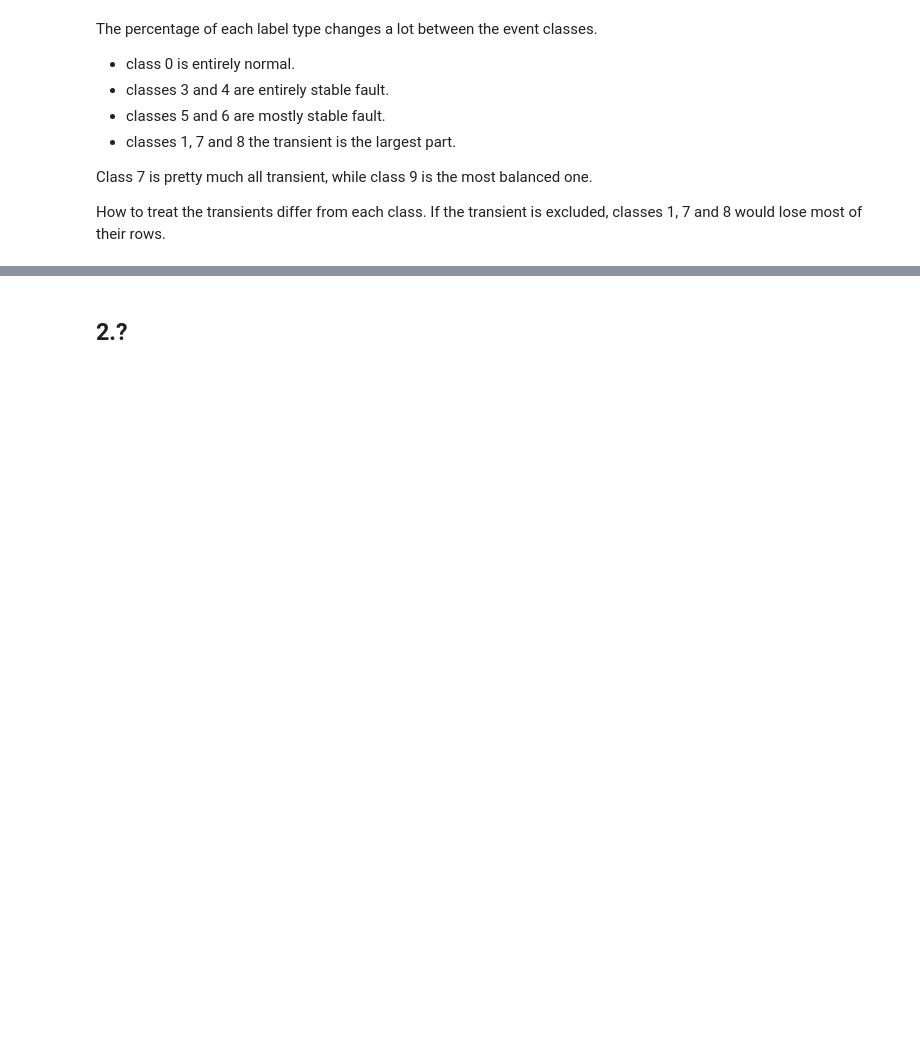
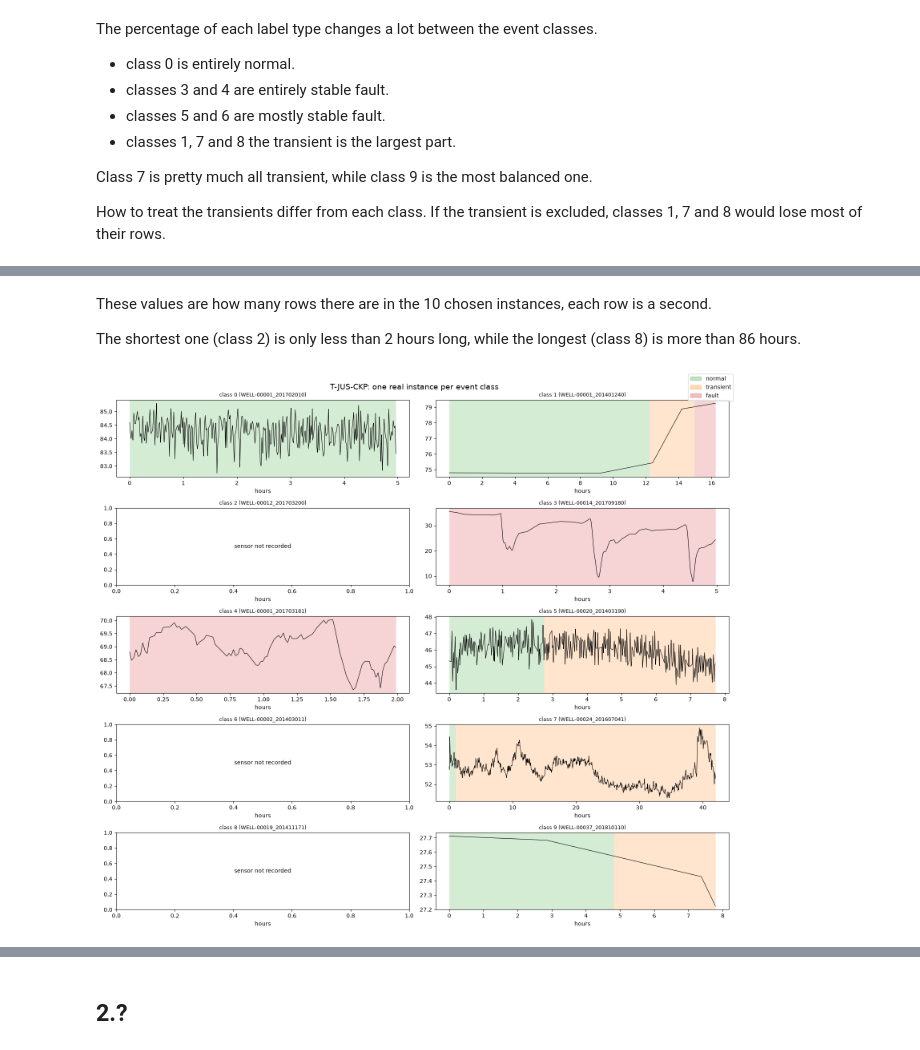
Before and after one commit to tommasofacchin/uis-msc-data-science, a Jupyter notebook: DAT540 - Data science/Project/01_eda.ipynb, the cells around one changed output, grey strips where cells are left out. Drawn from its saved outputs; the diff is of its cells as text; code cells hidden in the pictures; blank space fills up the shorter version.

Commit message:
DAT540 project sensor time series

```diff
--- a/DAT540 - Data science/Project/01_eda.ipynb
+++ b/DAT540 - Data science/Project/01_eda.ipynb
@@ -502,0 +547,14 @@ How to treat the transients differ from each class. If the transient is excluded
+# %%
+# row count for the 10 instances
+subset = df[df["instance_id"].isin(chosen.values())]
+
+examples = {}
+for c, iid in chosen.items():
+    d = subset[subset["instance_id"] == iid]
+    d = d.dropna(subset=["class"]).reset_index(drop=True)
+    d["hours"] = np.arange(len(d)) / 3600
+    d["label_type"] = d["class"].astype(int).map(label_type)
+    examples[c] = d
+
+for c, d in examples.items():
+    print(f"class {c} rows: {len(d)}")
@@ -502,0 +572,33 @@ How to treat the transients differ from each class. If the transient is excluded
+# %% [markdown]
+These values are how many rows there are in the 10 chosen instances, each row is a second.
+
+The shortest one (class 2) is only less than 2 hours long, while the longest (class 8) is more than 86 hours.
+# %%
+LABEL_COLORS = {"normal": "tab:green", "transient": "tab:orange", "fault": "tab:red"}
+
+def plot_sensor(sensor, step=10):
+    """One panel per event class, sensor line over a background coloured by label type."""
+    fig, axes = plt.subplots(5, 2, figsize=(16, 14), sharex=False)
+    for ax, c in zip(axes.ravel(), sorted(examples)):
+        d = examples[c]
+        if d[sensor].isna().all():
+            ax.text(0.5, 0.5, "sensor not recorded", ha="center", va="center",
+                    transform=ax.transAxes)
+        else:
+            for t, color in LABEL_COLORS.items():
+                ax.fill_between(d["hours"], 0, 1, where=(d["label_type"] == t),
+                                color=color, alpha=0.2, linewidth=0,
+                                transform=ax.get_xaxis_transform())
+            ax.plot(d["hours"][::step], d[sensor][::step], color="black", lw=0.8)
+        ax.set_title(f"class {c} ({chosen[c].split('/')[1][:20]})", fontsize=9)
+        ax.set_xlabel("hours")
+    handles = [plt.Rectangle((0, 0), 1, 1, color=col, alpha=0.3)
+               for col in LABEL_COLORS.values()]
+    fig.legend(handles, LABEL_COLORS.keys(), loc="upper right")
+    fig.suptitle(f"{sensor}: one real instance per event class", fontsize=14)
+    plt.tight_layout()
+    plt.show()
+# %%
+plot_sensor("T-JUS-CKP")
+# %% [output]
+[figure, added]
```
Also changed, not shown: parts of 11 cells of this notebook.
